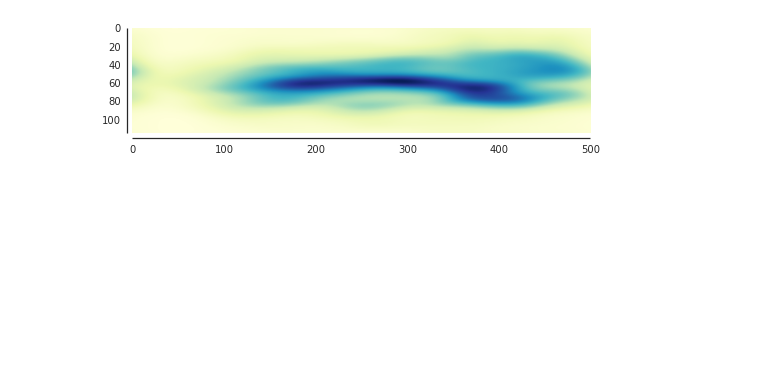
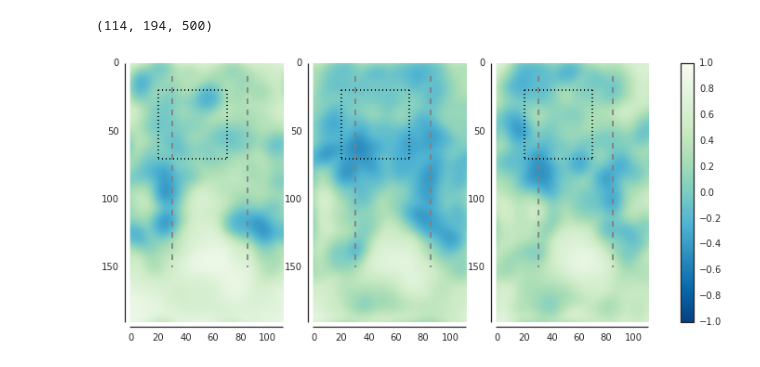
Before and after one commit to cojacoo/lysimeter, a Jupyter notebook: SSA.ipynb, the cells around one changed output. Saved outputs shown, nothing was run; the diff lists cells and outputs as text; code cells hidden in the pictures; blank space fills up the shorter version.

```diff
--- a/SSA.ipynb
+++ b/SSA.ipynb
@@ -48,6 +62,35 @@ plt.show
-# %%
-imshow(np.log(SSAc1[:,50,:]),cmap='YlGnBu_r')#,aspect='equal',vmin=0.5,vmax=1.)
-#sns.axlabel('Trace_Y','Trace_Z')
-sns.despine(offset=5)
-# %% [output]
-[figure, removed]
+# %%
+np.shape(SSAc313)
+# %% [output]
+(114, 194, 500)
+# %%
+figsize(12.5,5)
+fig, axn = plt.subplots(1, 3, sharex=True, sharey=True)
+for i, ax in enumerate(axn.flat):
+    if i==0:
+        im = ax.imshow(np.sum(SSAc313[:,::-1,100:200]/100.,axis=2).T,cmap='GnBu_r',aspect='equal',vmin=-1.,vmax=1.)
+    if i==1:
+        im = ax.imshow(np.sum(SSAc313[:,::-1,200:300]/100.,axis=2).T,cmap='GnBu_r',aspect='equal',vmin=-1.,vmax=1.)
+    if i==2:
+        im = ax.imshow(np.sum(SSAc313[:,::-1,300:400]/100.,axis=2).T,cmap='GnBu_r',aspect='equal',vmin=-1.,vmax=1.)
+    #sns.axlabel('Trace_X','Trace_Y')
+
+    ax.plot([20,70],[70,70],':',color='#000000')
+    ax.plot([20,70],[20,20],':',color='#000000')
+    ax.plot([20,20],[20,70],':',color='#000000')
+    ax.plot([70,70],[20,70],':',color='#000000')
+
+    ax.plot([30,30],[10,150],'--',color='grey')
+    ax.plot([85,85],[10,150],'--',color='grey')
+
+    xlim(0,110)
+    ylim(190,0)
+
+    sns.despine(offset=5)
+
+cax,kw = mpl.colorbar.make_axes([ax for ax in axn.flat])
+plt.colorbar(im, cax=cax, **kw)
+plt.show
+plt.savefig('SSAc313.pdf')
+# %% [output]
+[figure, added]
```
Also changed, not shown: parts of 9 cells of this notebook.
